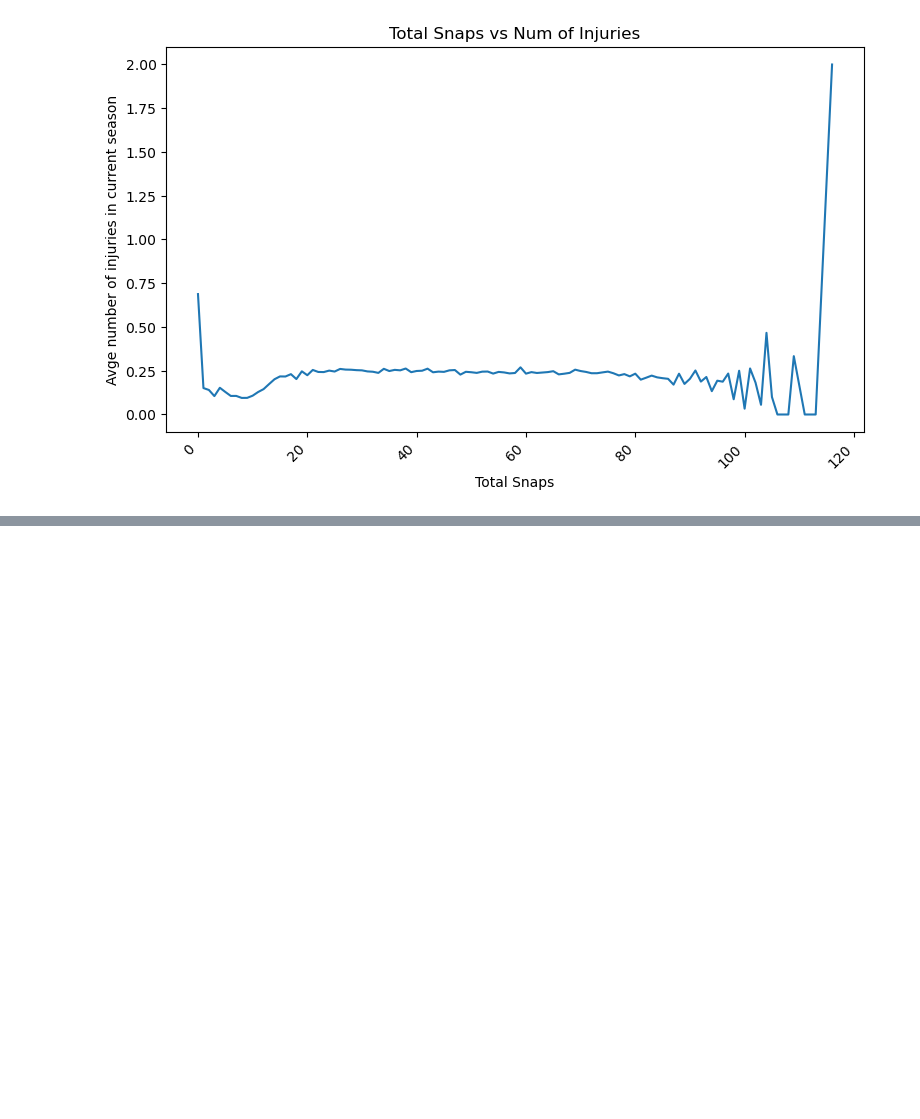
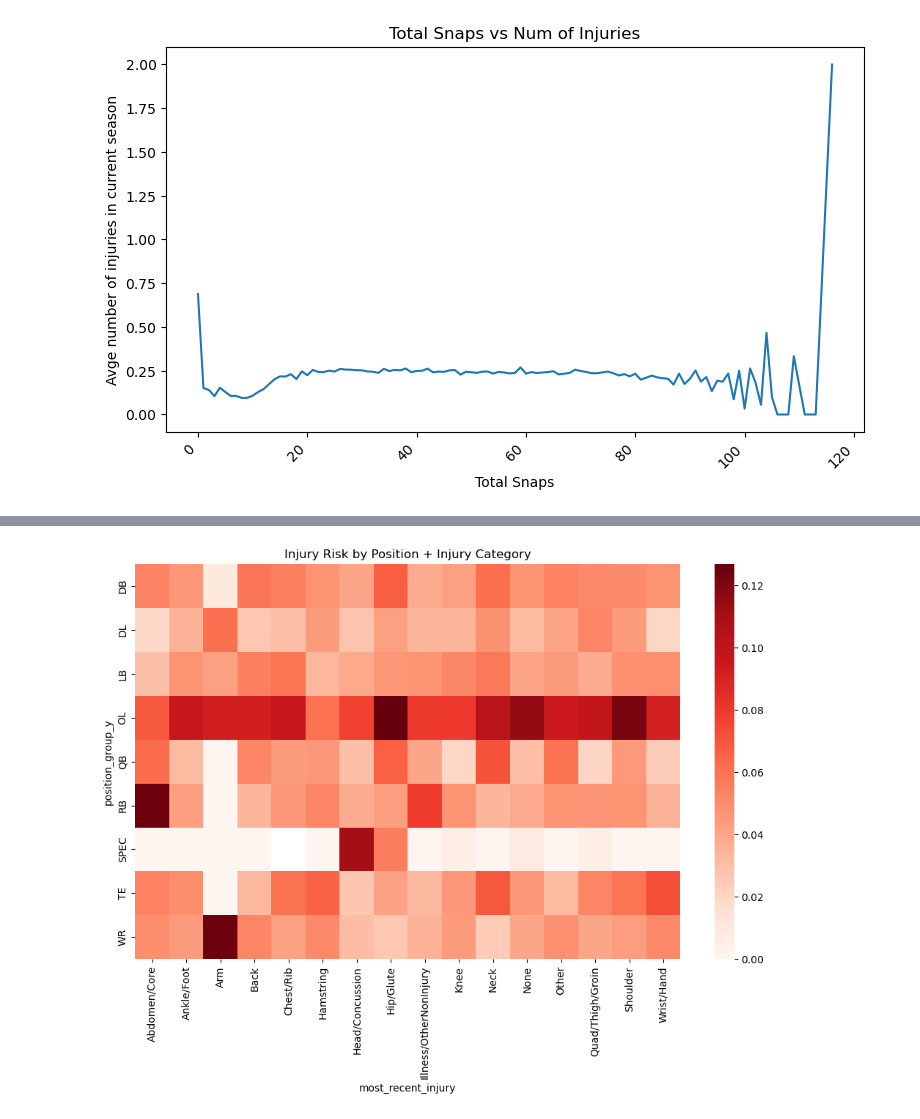
Before and after one commit to jc39963/NFLPA_2025, a Jupyter notebook: reinjury.ipynb, the cells around one changed output, grey strips where cells are left out. Drawn from its saved outputs; the diff is of its cells as text; code cells hidden in the pictures; blank space fills up the shorter version.

```diff
--- a/reinjury.ipynb
+++ b/reinjury.ipynb
@@ -1621,0 +1655,16 @@ plt.show()
+# %%
+pivot = (
+    surf.pivot_table(
+        index="position_group_y",
+        columns="most_recent_injury",
+        values="injured_after_this_week",
+        aggfunc="mean"
+    )
+)
+
+plt.figure(figsize=(12,7))
+sns.heatmap(pivot, cmap="Reds")
+plt.title("Injury Risk by Position + Injury Category")
+plt.show()
+# %% [output]
+[figure, added]
```
Also changed, not shown: parts of 3 cells of this notebook.
